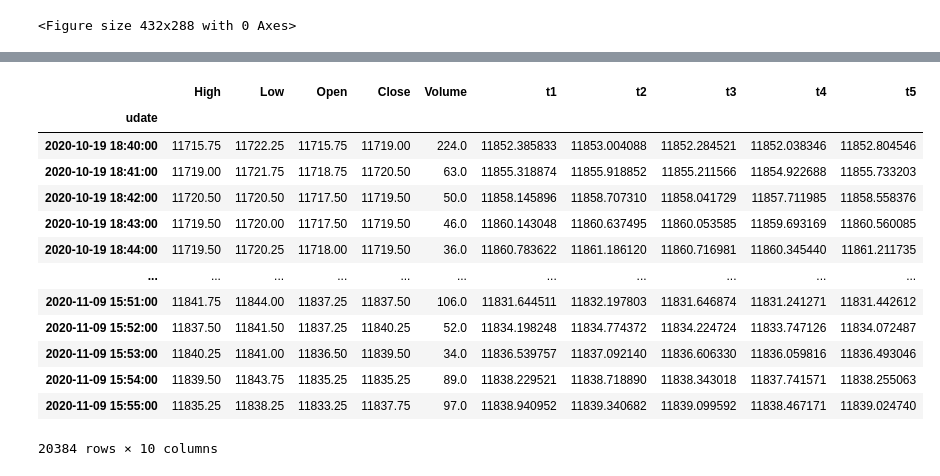
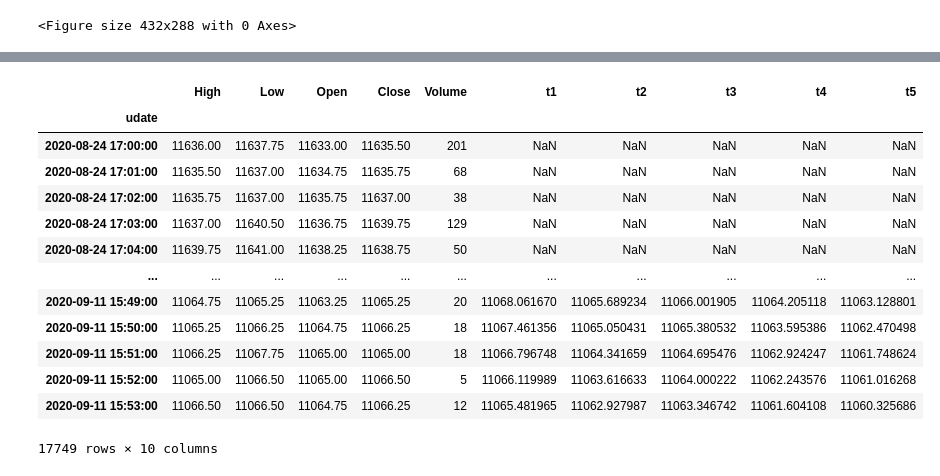
Before and after one commit to webclinic017/dbpower-machine-learning-project, a Jupyter notebook: nq4.ipynb, the cells around one changed output, grey strips where cells are left out. Saved outputs shown, nothing was run; the diff lists cells and outputs as text; code cells hidden in the pictures.

```diff
--- a/nq4.ipynb
+++ b/nq4.ipynb
@@ -555,0 +539,8 @@ df9.index = df9['udate']
+# %%
+# 9.0 預測
+predict1 = model.predict(x_valid)
+df7 = pd.DataFrame(predict1, columns=['t1', 't2', 't3', 't4', 't5'])
+date_valid2 = [v[0] for v in date_valid]
+df7['udate'] = date_valid2
+df7.index = df7['udate']
+df7
@@ -556,38 +608,35 @@ df9.index = df9['udate']
 # %%
-# 10.0 combine
-df13 = df7.drop(list(df7.columns)[6:], axis=1)
-df13 = df13.loc[df9.index]
-df14 = pd.concat([df13, df9], axis=1)
+# 11.1
+df9 = df3.drop(list(df3.columns)[6:], axis=1)
+df9_1 = pd.concat([df9, df8], axis=1)
 
-"""
-# 10.1
-start2, end2 =  date8[0], date8[-2:-1][0]
+# 11.2
+start2, end2 =  date_valid2[0], date_valid2[-2:-1][0]
 start3 = start2 - timedelta(minutes=t_pus_no+window_size)
-mask3 = ((df14.index >= start3) & (df14.index <= start2)) # 窗口步長
-mask4 = ((df14.index >= start2) & (df14.index <= end2)  & (df14['t1'] > 0)) # 預測
-df14 = df14.loc[(mask3 | mask4)]
-"""
+mask3 = ((df9_1.index >= start3) & (df9_1.index <= start2)) # 窗口步長
+mask4 = ((df9_1.index >= start2) & (df9_1.index <= end2)  & (df9_1['t1'] > 0)) # 預測
+df9_2 = df9_1.loc[(mask3 | mask4)]
 
-# 10.2 save
+# 11.3 save
 path_1 = os.path.abspath(os.path.join('data', 'nq', 'prediction', 'nq-prediction.csv'))
 if os.path.exists(path_1):
     os.remove(path_1)
-df14 = df14.drop(['udate'], axis=1)
-df14.to_csv(path_1)
+df9_3 = df9_2.drop(['udate'], axis=1)
+df9_3.to_csv(path_1)
 
-df14
+df9_3
 # %% [output]
 |  | High | Low | Open | Close | Volume | t1 | t2 | t3 | t4 | t5 |
 | udate |  |  |  |  |  |  |  |  |  |  |
-| 2020-10-19 18:40:00 | 11715.75 | 11722.25 | 11715.75 | 11719.00 | 224.0 | 11852.385833 | 11853.004088 | 11852.284521 | 11852.038346 | 11852.804546 |
-| 2020-10-19 18:41:00 | 11719.00 | 11721.75 | 11718.75 | 11720.50 | 63.0 | 11855.318874 | 11855.918852 | 11855.211566 | 11854.922688 | 11855.733203 |
-| 2020-10-19 18:42:00 | 11720.50 | 11720.50 | 11717.50 | 11719.50 | 50.0 | 11858.145896 | 11858.707310 | 11858.041729 | 11857.711985 | 11858.558376 |
-| 2020-10-19 18:43:00 | 11719.50 | 11720.00 | 11717.50 | 11719.50 | 46.0 | 11860.143048 | 11860.637495 | 11860.053585 | 11859.693169 | 11860.560085 |
-| 2020-10-19 18:44:00 | 11719.50 | 11720.25 | 11718.00 | 11719.50 | 36.0 | 11860.783622 | 11861.186120 | 11860.716981 | 11860.345440 | 11861.211735 |
+| 2020-08-24 17:00:00 | 11636.00 | 11637.75 | 11633.00 | 11635.50 | 201 | NaN | NaN | NaN | NaN | NaN |
+| 2020-08-24 17:01:00 | 11635.50 | 11637.00 | 11634.75 | 11635.75 | 68 | NaN | NaN | NaN | NaN | NaN |
+| 2020-08-24 17:02:00 | 11635.75 | 11637.00 | 11635.75 | 11637.00 | 38 | NaN | NaN | NaN | NaN | NaN |
+| 2020-08-24 17:03:00 | 11637.00 | 11640.50 | 11636.75 | 11639.75 | 129 | NaN | NaN | NaN | NaN | NaN |
+| 2020-08-24 17:04:00 | 11639.75 | 11641.00 | 11638.25 | 11638.75 | 50 | NaN | NaN | NaN | NaN | NaN |
 | ... | ... | ... | ... | ... | ... | ... | ... | ... | ... | ... |
-| 2020-11-09 15:51:00 | 11841.75 | 11844.00 | 11837.25 | 11837.50 | 106.0 | 11831.644511 | 11832.197803 | 11831.646874 | 11831.241271 | 11831.442612 |
-| 2020-11-09 15:52:00 | 11837.50 | 11841.50 | 11837.25 | 11840.25 | 52.0 | 11834.198248 | 11834.774372 | 11834.224724 | 11833.747126 | 11834.072487 |
-| 2020-11-09 15:53:00 | 11840.25 | 11841.00 | 11836.50 | 11839.50 | 34.0 | 11836.539757 | 11837.092140 | 11836.606330 | 11836.059816 | 11836.493046 |
-| 2020-11-09 15:54:00 | 11839.50 | 11843.75 | 11835.25 | 11835.25 | 89.0 | 11838.229521 | 11838.718890 | 11838.343018 | 11837.741571 | 11838.255063 |
-| 2020-11-09 15:55:00 | 11835.25 | 11838.25 | 11833.25 | 11837.75 | 97.0 | 11838.940952 | 11839.340682 | 11839.099592 | 11838.467171 | 11839.024740 |
+| 2020-09-11 15:49:00 | 11064.75 | 11065.25 | 11063.25 | 11065.25 | 20 | 11068.061670 | 11065.689234 | 11066.001905 | 11064.205118 | 11063.128801 |
+| 2020-09-11 15:50:00 | 11065.25 | 11066.25 | 11064.75 | 11066.25 | 18 | 11067.461356 | 11065.050431 | 11065.380532 | 11063.595386 | 11062.470498 |
+| 2020-09-11 15:51:00 | 11066.25 | 11067.75 | 11065.00 | 11065.00 | 18 | 11066.796748 | 11064.341659 | 11064.695476 | 11062.924247 | 11061.748624 |
+| 2020-09-11 15:52:00 | 11065.00 | 11066.50 | 11065.00 | 11066.50 | 5 | 11066.119989 | 11063.616633 | 11064.000222 | 11062.243576 | 11061.016268 |
+| 2020-09-11 15:53:00 | 11066.50 | 11066.50 | 11064.75 | 11066.25 | 12 | 11065.481965 | 11062.927987 | 11063.346742 | 11061.604108 | 11060.325686 |
-20384 rows × 10 columns
+17749 rows × 10 columns
```
Also changed, not shown: parts of 12 cells of this notebook.
